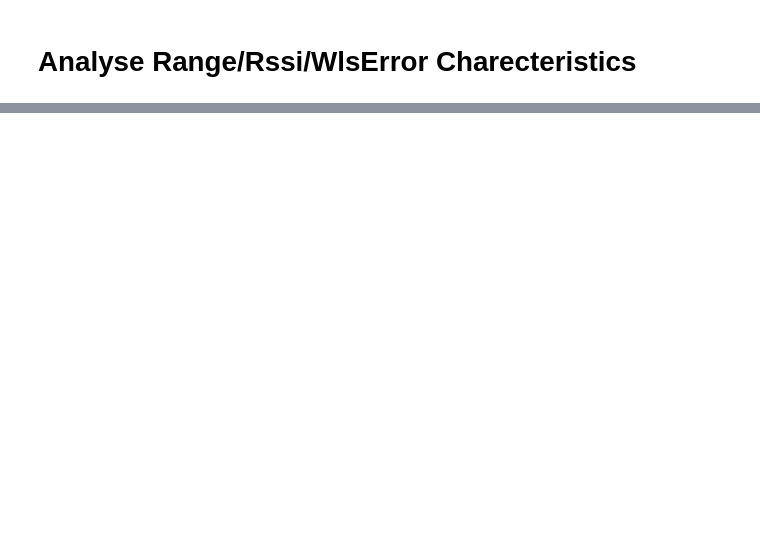
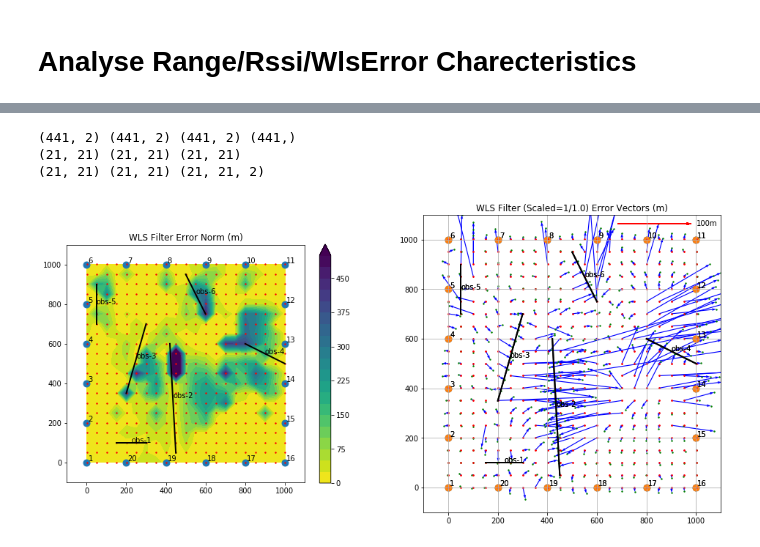
Before and after one commit to mksjc/location_study, a Jupyter notebook: AnalyzeData.ipynb, the cells around one changed output, grey strips where cells are left out. Drawn from its saved outputs; the diff is of its cells as text; code cells hidden in the pictures; blank space fills up the shorter version.

```diff
--- a/AnalyzeData.ipynb
+++ b/AnalyzeData.ipynb
@@ -443,0 +234,4 @@ print(np.roll(te,-idx1))
+# %%
+df = pd.read_csv(estPosCsvFname)
+filt_type = "WLS"
+df.head()
@@ -443,0 +245,16 @@ print(np.roll(te,-idx1))
+# %%
+def plotFilterErrorContour(pxy, errn, nsize, filt_type, fig):
+
+    X = pxy[:,0].reshape(nsize,-1)
+    Y = pxy[:,1].reshape(nsize,-1)
+    Zn = errn.reshape(nsize,nsize)
+    print(X.shape,Y.shape,Zn.shape)
+
+    ax = fig.gca()
+    ctr = ax.contourf(X, Y, Zn, np.arange(0, 501, 25), extend='max', cmap=cm.viridis_r)
+    fig.colorbar(ctr,ax=ax,shrink=0.75)
+    ax.set_aspect('equal')
+    ax.set_xlim(-100,1100)
+    ax.set_ylim(-100,1100)
+    ax.grid()
+    ax.set_title("{} Filter Error Norm (m)".format(filt_type))
@@ -443,0 +287,36 @@ print(np.roll(te,-idx1))
+# %%
+exy = df.loc[:,['x','y']].values
+err = exy - pxy
+errn = np.linalg.norm(err,axis=1)
+
+QUIVER_SF = 1.0
+exy_s =  pxy + (1/QUIVER_SF) * err
+
+print(exy.shape,pxy.shape,err.shape,errn.shape)
+
+if nsize**2!=pxy.shape[0]:
+    print("ERROR: input points data NOT a meshgrid...")
+    is_mesh = False
+
+    fig = plt.figure(figsize=(16,8))
+    plt.subplot(121)
+    plotDeployment(txy,pxy,xyobs,fig)
+    plotFilterErrorQuiver(pxy, err, -1, filt_type, fig, QUIVER_SF)
+
+else:
+    fig = plt.figure(figsize=(16,8))
+    plt.subplot(121)
+    plotFilterErrorContour(pxy, errn, nsize, filt_type, fig)
+    plotDeployment(txy,pxy,xyobs,fig)
+
+    plt.subplot(122)
+    plotDeployment(txy,pxy,xyobs,fig)
+    plotFilterErrorQuiver(pxy, err, nsize, filt_type, fig, QUIVER_SF)
+
+    plt.show()
+    # ax.view_init(90, -90)
+# %% [output]
+(441, 2) (441, 2) (441, 2) (441,)
+(21, 21) (21, 21) (21, 21)
+(21, 21) (21, 21) (21, 21, 2)
+[figure, added]
```
Also changed, not shown: parts of 42 cells of this notebook.
